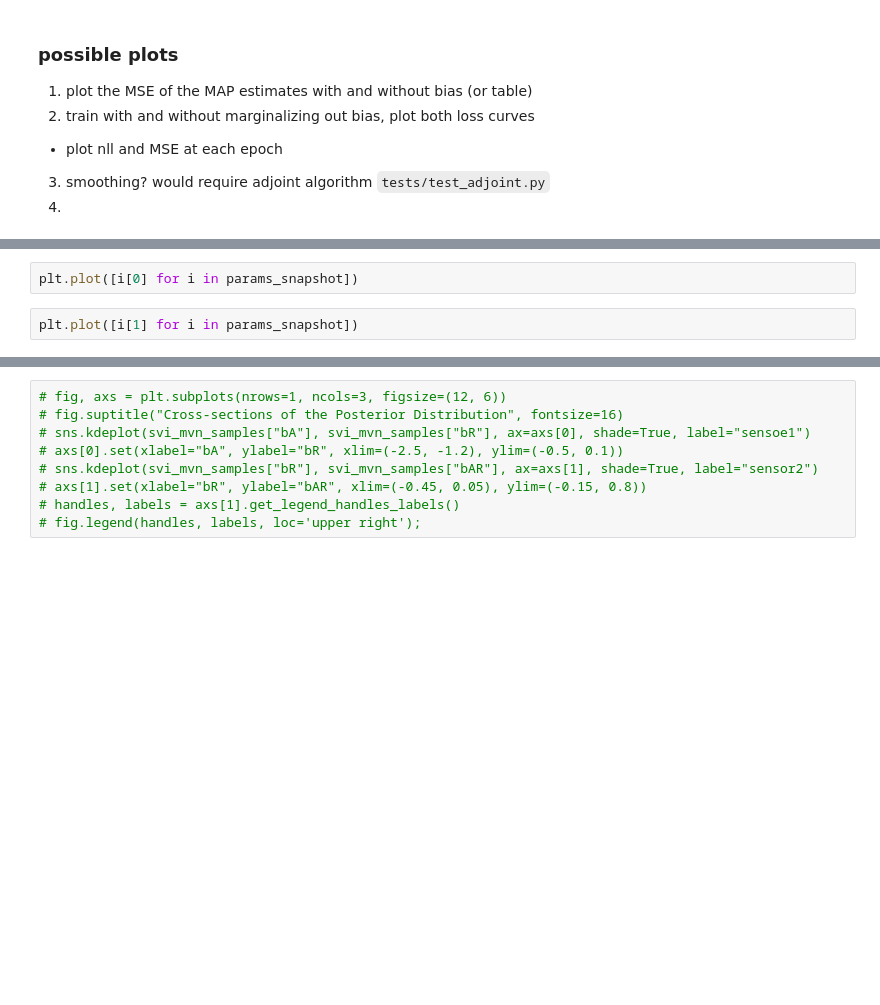
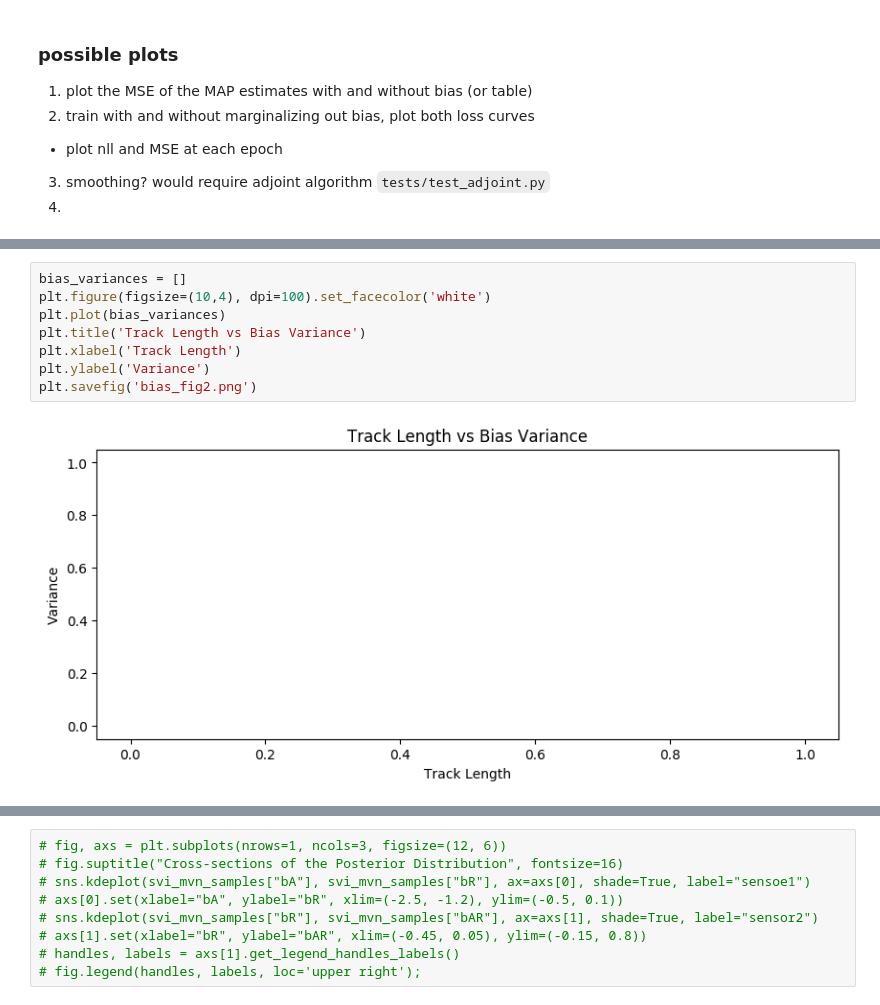
Before and after one commit to pyro-ppl/funsor, a Jupyter notebook: sensor.ipynb, the cells around one changed output, grey strips where cells are left out. Drawn from its saved outputs; the diff is of its cells as text; blank space fills up the shorter version.

```diff
--- a/sensor.ipynb
+++ b/sensor.ipynb
@@ -548,4 +588,10 @@ plt.xlabel('MSE')
-# %%
-plt.plot([i[0] for i in params_snapshot])
-# %%
-plt.plot([i[1] for i in params_snapshot])
+# %%
+bias_variances = []
+plt.figure(figsize=(10,4), dpi=100).set_facecolor('white')
+plt.plot(bias_variances)
+plt.title('Track Length vs Bias Variance')
+plt.xlabel('Track Length')
+plt.ylabel('Variance')
+plt.savefig('bias_fig2.png')
+# %% [output]
+[figure, added]
```
Also changed, not shown: parts of 12 cells of this notebook, 1 other file.
